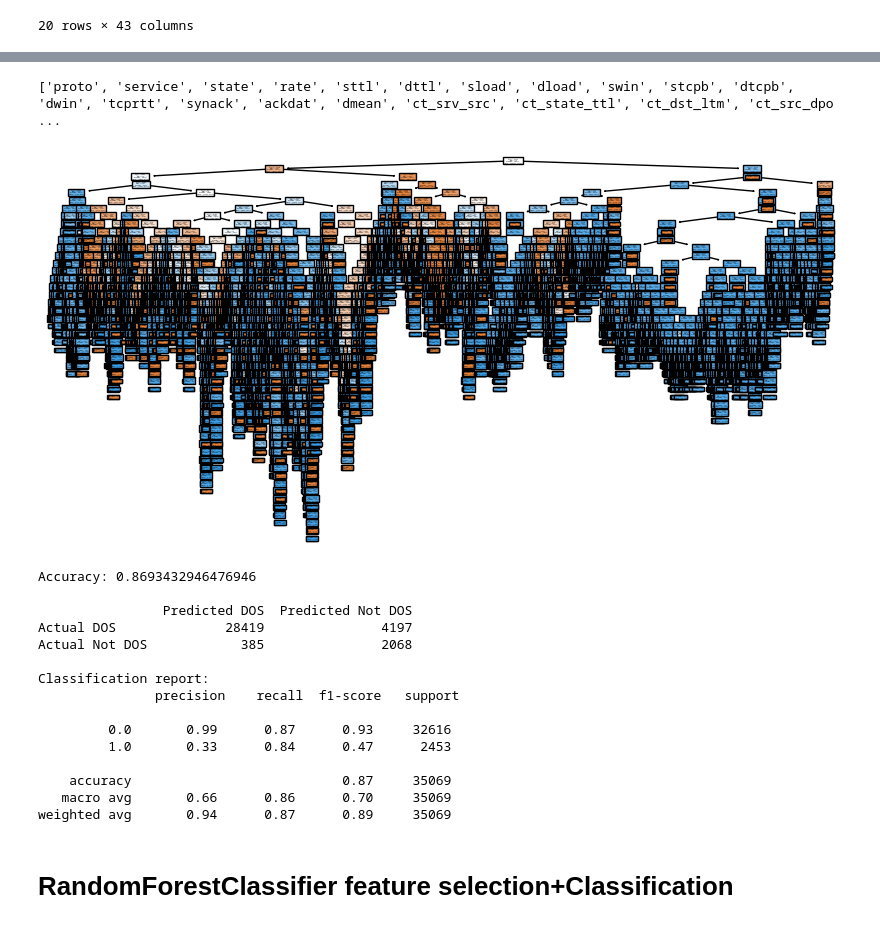
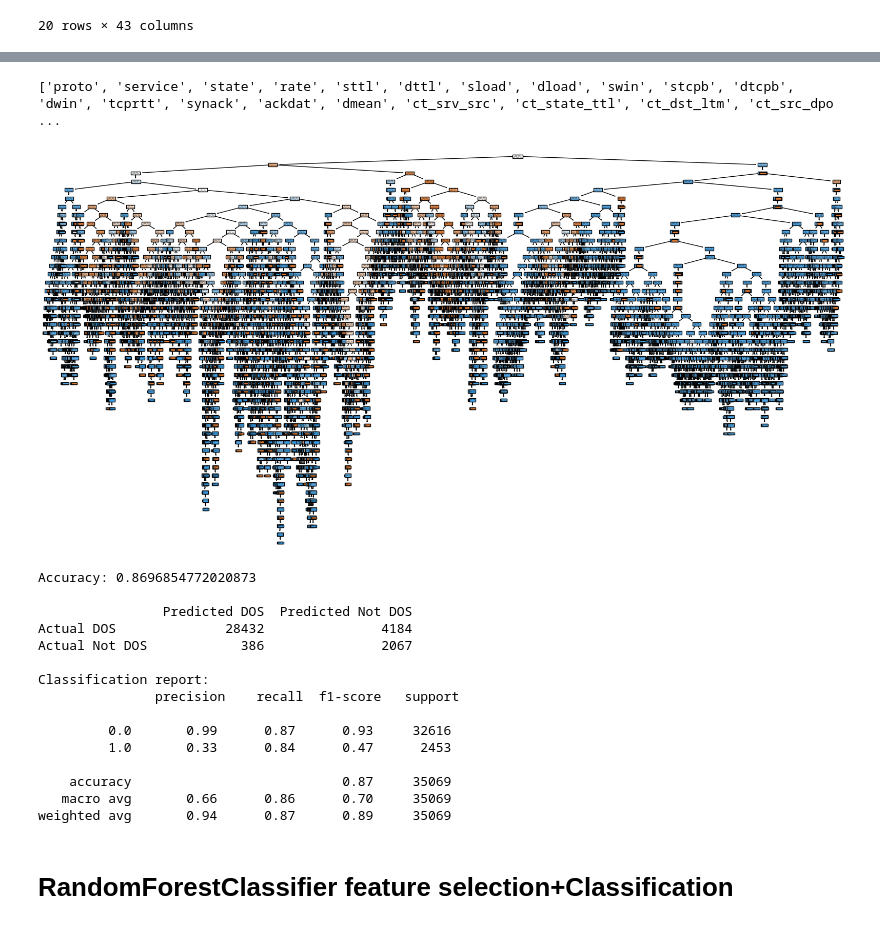
Before and after one commit to Abir-Ba/2CS_Project, a Jupyter notebook: UNSW_NB15.ipynb, the cells around one changed output, grey strips where cells are left out. Drawn from its saved outputs; the diff is of its cells as text; code cells hidden in the pictures.

```diff
--- a/UNSW_NB15.ipynb
+++ b/UNSW_NB15.ipynb
@@ -70,6 +74,3 @@ array(['Normal', 'Backdoor', 'Analysis', 'Fuzzers', 'Shellcode',
 
 dataSet['attack_cat'].replace({ 'DoS' : 1, 'Normal':0, 'Reconnaissance':0, 'Backdoor':0, 'Exploits':0,
        'Analysis':0, 'Fuzzers':0, 'Worms':0, 'Shellcode':0, 'Generic':0},inplace = True)
-# %%
-dataSet.rename(columns = {'attack_cat':'label'},inplace = True)
-dataSet.head()
@@ -286,13 +335,13 @@ import matplotlib.pyplot as plt
 
 
 
-plt.figure(figsize=(30,30))
+plt.figure(figsize=(50,50))
 sns.heatmap(corr, cmap= sns.color_palette("ch:s=-.2, r=.6"),annot=True)
 plt.show()
-cor_target=abs(corr['label'])
+cor_target=abs(corr['attack_cat'])
 relevant_features= cor_target[cor_target >0.1]
 names=[index for index, value in relevant_features.items()]
-names.remove('label')
+names.remove('attack_cat')
 print(names)
 
 # DecisionTrees:
@@ -305,7 +354,7 @@ dt.fit(X_train_selected, y_train)
 X_test_selected = x_test[names]
 predicted = dt.predict(X_test_selected)
 
-plt.figure(figsize=(10, 5))
+plt.figure(figsize=(20, 10))
 plot_tree(dt, filled=True)
 plt.show()
 
@@ -322,10 +371,10 @@ print("Classification report:\n", report)
 ['proto', 'service', 'state', 'rate', 'sttl', 'dttl', 'sload', 'dload', 'swin', 'stcpb', 'dtcpb', 'dwin', 'tcprtt', 'synack', 'ackdat', 'dmean', 'ct_srv_src', 'ct_state_ttl', 'ct_dst_ltm', 'ct_src_dpo ...
-[figure, old version]
+[figure, new version]
-Accuracy: 0.8693432946476946
+Accuracy: 0.8696854772020873
 
                 Predicted DOS  Predicted Not DOS
-Actual DOS              28419               4197
-Actual Not DOS            385               2068
+Actual DOS              28432               4184
+Actual Not DOS            386               2067
 
 Classification report:
                precision    recall  f1-score   support
```
Also changed, not shown: parts of 44 cells of this notebook, 1 other file.
